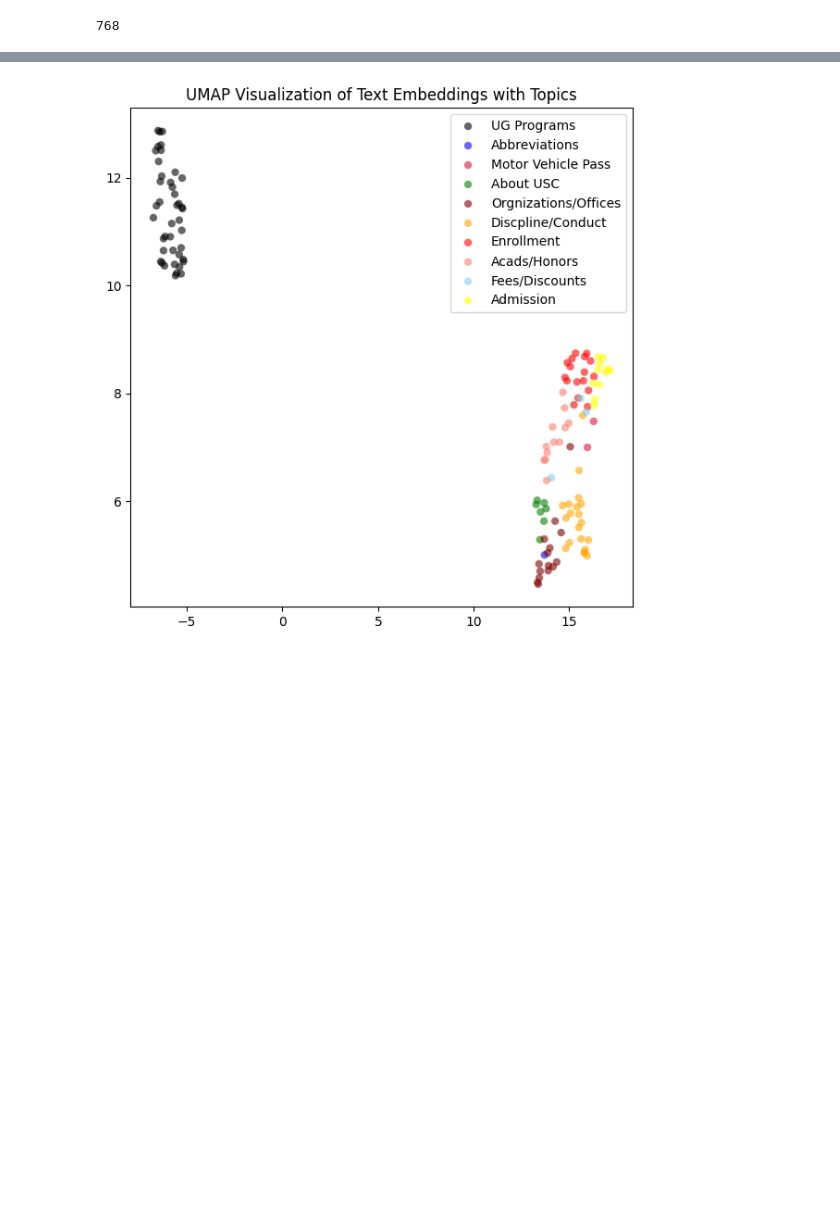
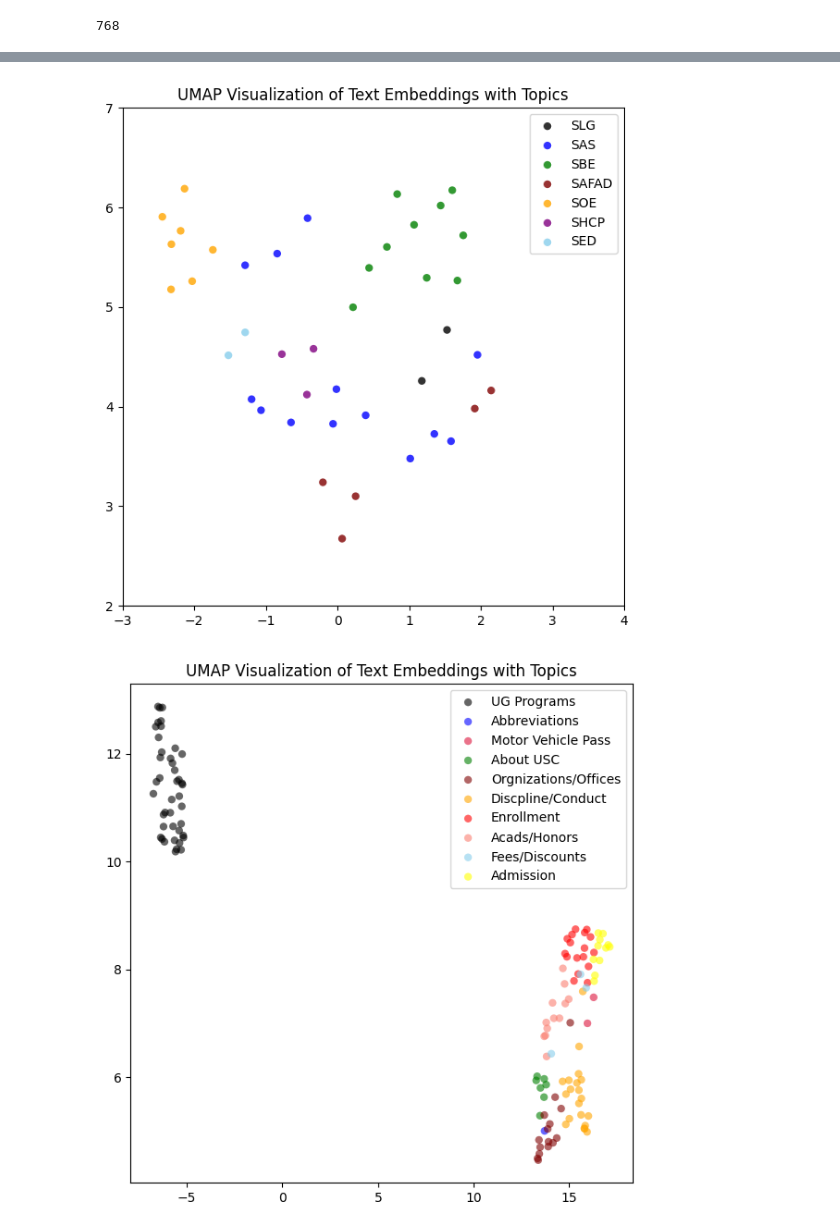
Before and after one commit to 20100215/NLP_Student_Manual_Chatbot, a Jupyter notebook: 7. RAG_Visualization/N8a_Visualize_RAG_topics.ipynb, the cells around one changed output, grey strips where cells are left out. Cells and saved outputs as stored; diff of their text form; code cells hidden in the pictures; blank space fills up the shorter version.

Commit message:
feat: add embed vis for ug prog + figures

```diff
--- a/7. RAG_Visualization/N8a_Visualize_RAG_topics.ipynb
+++ b/7. RAG_Visualization/N8a_Visualize_RAG_topics.ipynb
@@ -12,3 +17,6 @@ df_A = df[df['source'].apply(lambda row: row.startswith('A'))]
 len(df_A)
 # %% [output]
 88
+# %%
+df_B = pd.read_csv('embeddings_ug_programs.csv')
+len(df_B)
@@ -89,4 +78,38 @@ See the caveats in the documentation: https://pandas.pydata.org/pandas-docs/stab
 [figure]
+# %%
+# Prepare embeddings
+# Prepare the embeddings for UMAP
+array3 = [row for row in df_B["embedding"]]
+array_float3 = [[float(x) for x in row[1:-1].split(', ')] for row in array3]
+
+# Prepare the embeddings for UMAP
+embeddings3 = np.array(array_float3)
+
+# Reduce dimensionality with UMAP
+reducer3 = UMAP(random_state = 2)
+embedding_reduced3 = reducer3.fit_transform(embeddings3)
+# %%
+cluster_colors = {1: 'blue', 2: 'black', 3: 'maroon', 4: 'green', 5:'orange', 6:'purple', 7:'skyblue'}
+topic_desc = {1: 'SAS', 2: 'SLG', 3: 'SAFAD', 4: 'SBE', 5:'SOE', 6:'SHCP', 7:'SED'}
+
+df_B['colors'] = df_B['topic'].apply(lambda l: cluster_colors[l])
+df_B['topic_desc'] = df_B['topic'].apply(lambda l: topic_desc[l])
+# %%
+df_B['embed_reduced_x'] = embedding_reduced3[:,  0]
+df_B['embed_reduced_y'] = embedding_reduced3[:,  1]
+
+plt.figure(figsize=(7, 7))
+for i, dff in df_B.groupby("colors"):
+    plt.scatter(dff['embed_reduced_x'], dff['embed_reduced_y'], c=dff['colors'], alpha=0.8,
+                edgecolors='none', label=f"{dff['topic_desc'].values[0]}")
+
+# Add labels and title
+plt.title(f"UMAP Visualization of Text Embeddings with Topics")
+plt.axis([-3, 4, 2, 7])
+plt.legend(loc=1)
+plt.show()
+# %% [output]
+[figure, added]
 # %%
 # Prepare embeddings
 # Prepare the embeddings for UMAP
```
Also changed, not shown: parts of 5 cells of this notebook, 5 other files.
